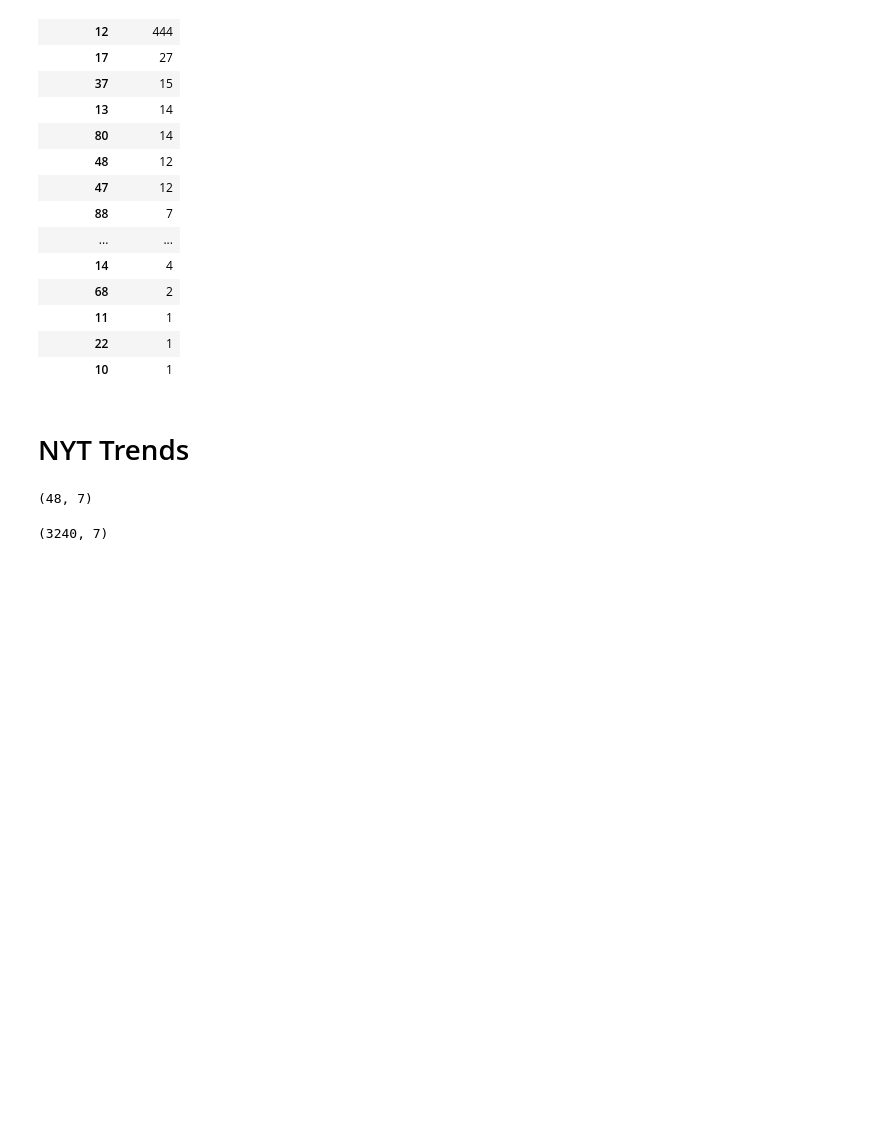
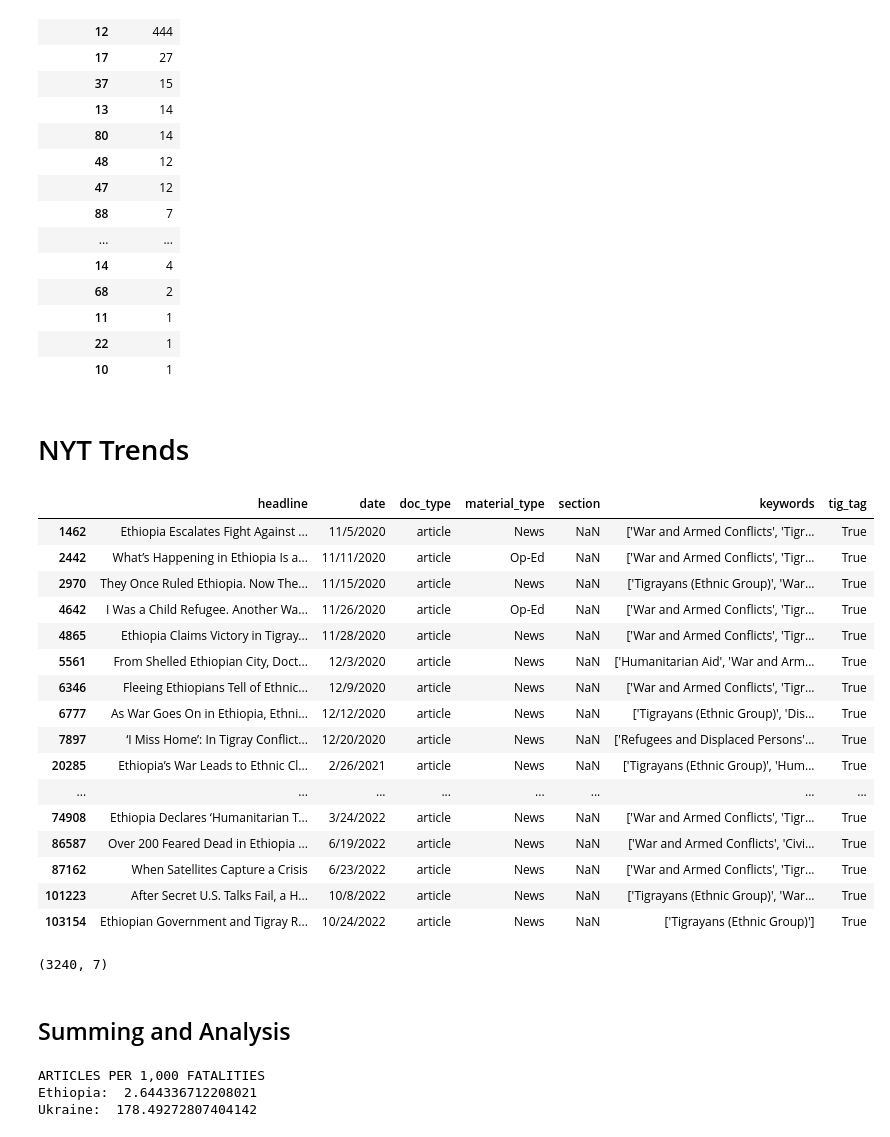
Before and after one commit to JMeltzer92/comp_jour_fall22, a Jupyter notebook: final project/notebooks/eth-ukr-inv_v2.ipynb, the cells around one changed output. Saved outputs shown, nothing was run; the diff lists cells and outputs as text; code cells hidden in the pictures; blank space fills up the shorter version.

Commit message:
analysis begins
fatalities per article, starting to build total articles by day

```diff
--- a/final project/notebooks/eth-ukr-inv_v2.ipynb
+++ b/final project/notebooks/eth-ukr-inv_v2.ipynb
@@ -182,16 +192,32 @@ ukr_ints
 # %%
 def containsTig(lst):
   if lst.count('Tigrayans (Ethnic Group)') > 0:
     return True
   else:
     return False
 
 nyt_tig = pd.read_csv(r'C:\Users\Jon\Documents\GitHub\comp_jour_fall22\final project\data\times.csv',',')
 nyt_tig['tig_tag'] = nyt_tig['keywords'].apply(containsTig)
 nyt_tig = nyt_tig[(nyt_tig.tig_tag == True)]
-nyt_tig.shape
+nyt_tig
 # %% [output]
-(48, 7)
+|  | headline | date | doc_type | material_type | section | keywords | tig_tag |
+| 1462 | Ethiopia Escalates Fight Against ... | 11/5/2020 | article | News | NaN | ['War and Armed Conflicts', 'Tigr... | True |
+| 2442 | What’s Happening in Ethiopia Is a... | 11/11/2020 | article | Op-Ed | NaN | ['War and Armed Conflicts', 'Tigr... | True |
+| 2970 | They Once Ruled Ethiopia. Now The... | 11/15/2020 | article | News | NaN | ['Tigrayans (Ethnic Group)', 'War... | True |
+| 4642 | I Was a Child Refugee. Another Wa... | 11/26/2020 | article | Op-Ed | NaN | ['War and Armed Conflicts', 'Tigr... | True |
+| 4865 | Ethiopia Claims Victory in Tigray... | 11/28/2020 | article | News | NaN | ['War and Armed Conflicts', 'Tigr... | True |
+| 5561 | From Shelled Ethiopian City, Doct... | 12/3/2020 | article | News | NaN | ['Humanitarian Aid', 'War and Arm... | True |
+| 6346 | Fleeing Ethiopians Tell of Ethnic... | 12/9/2020 | article | News | NaN | ['War and Armed Conflicts', 'Tigr... | True |
+| 6777 | As War Goes On in Ethiopia, Ethni... | 12/12/2020 | article | News | NaN | ['Tigrayans (Ethnic Group)', 'Dis... | True |
+| 7897 | ‘I Miss Home’: In Tigray Conflict... | 12/20/2020 | article | News | NaN | ['Refugees and Displaced Persons'... | True |
+| 20285 | Ethiopia’s War Leads to Ethnic Cl... | 2/26/2021 | article | News | NaN | ['Tigrayans (Ethnic Group)', 'Hum... | True |
+| ... | ... | ... | ... | ... | ... | ... | ... |
+| 74908 | Ethiopia Declares ‘Humanitarian T... | 3/24/2022 | article | News | NaN | ['War and Armed Conflicts', 'Tigr... | True |
+| 86587 | Over 200 Feared Dead in Ethiopia ... | 6/19/2022 | article | News | NaN | ['War and Armed Conflicts', 'Civi... | True |
+| 87162 | When Satellites Capture a Crisis | 6/23/2022 | article | News | NaN | ['War and Armed Conflicts', 'Tigr... | True |
+| 101223 | After Secret U.S. Talks Fail, a H... | 10/8/2022 | article | News | NaN | ['Tigrayans (Ethnic Group)', 'War... | True |
+| 103154 | Ethiopian Government and Tigray R... | 10/24/2022 | article | News | NaN | ['Tigrayans (Ethnic Group)'] | True |
 # %%
 def containsUkr(lst):
   if lst.count('Russian Invasion of Ukraine (2022)') > 0:
@@ -205,3 +231,5 @@ nyt_ukr = nyt_ukr[(nyt_ukr.ukr_tag == True)]
 nyt_ukr.shape
 # %% [output]
 (3240, 7)
+# %% [markdown]
+## Summing and Analysis
@@ -207,0 +239,8 @@ nyt_ukr.shape
+# %%
+print('ARTICLES PER 1,000 FATALITIES')
+print('Ethiopia: ',((nyt_tig.shape[0]*1000)/total_eth_fat))
+print('Ukraine: ',((nyt_ukr.shape[0]*1000)/total_ukr_fat))
+# %% [output]
+ARTICLES PER 1,000 FATALITIES
+Ethiopia:  2.644336712208021
+Ukraine:  178.49272807404142
```
Also changed, not shown: parts of 7 cells of this notebook.
